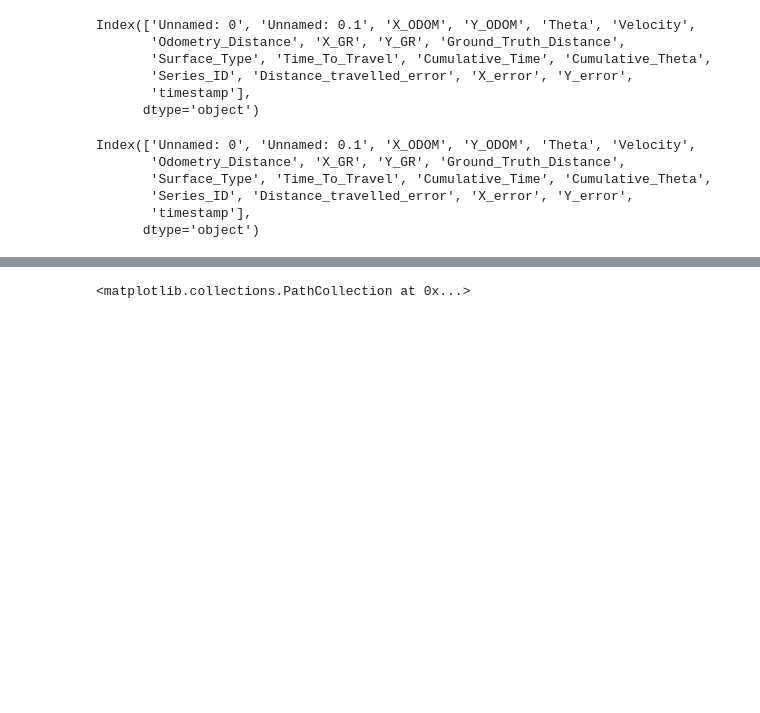
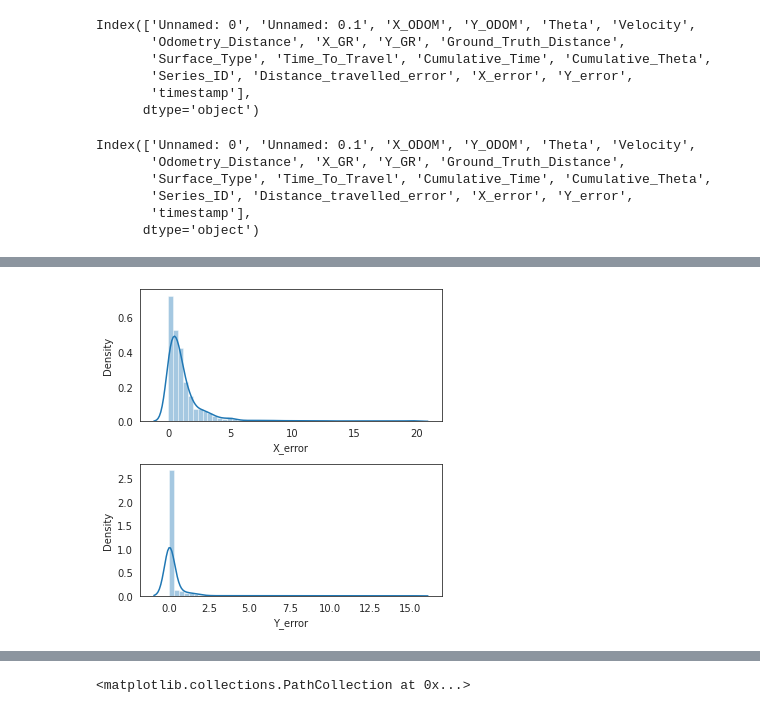
Before and after one commit to tejalvs/RobotOdometryMining, a Jupyter notebook: EDA.ipynb, the cells around one changed output, grey strips where cells are left out. Drawn from its saved outputs; the diff is of its cells as text; code cells hidden in the pictures; blank space fills up the shorter version.

```diff
--- a/EDA.ipynb
+++ b/EDA.ipynb
@@ -49,0 +60,7 @@ roomba_data['timestamp']=get_Date_Formatted(roomba_data['timestamp'])
+# %%
+fig, axs = plt.subplots(2, figsize = (5,5))
+plt1 = sns.distplot(mobile_robot_data['X_error'],ax = axs[0])
+plt2 = sns.distplot(mobile_robot_data['Y_error'], ax = axs[1])
+plt.tight_layout()
+# %% [output]
+[figure, added]
```
Also changed, not shown: parts of 16 cells of this notebook.
